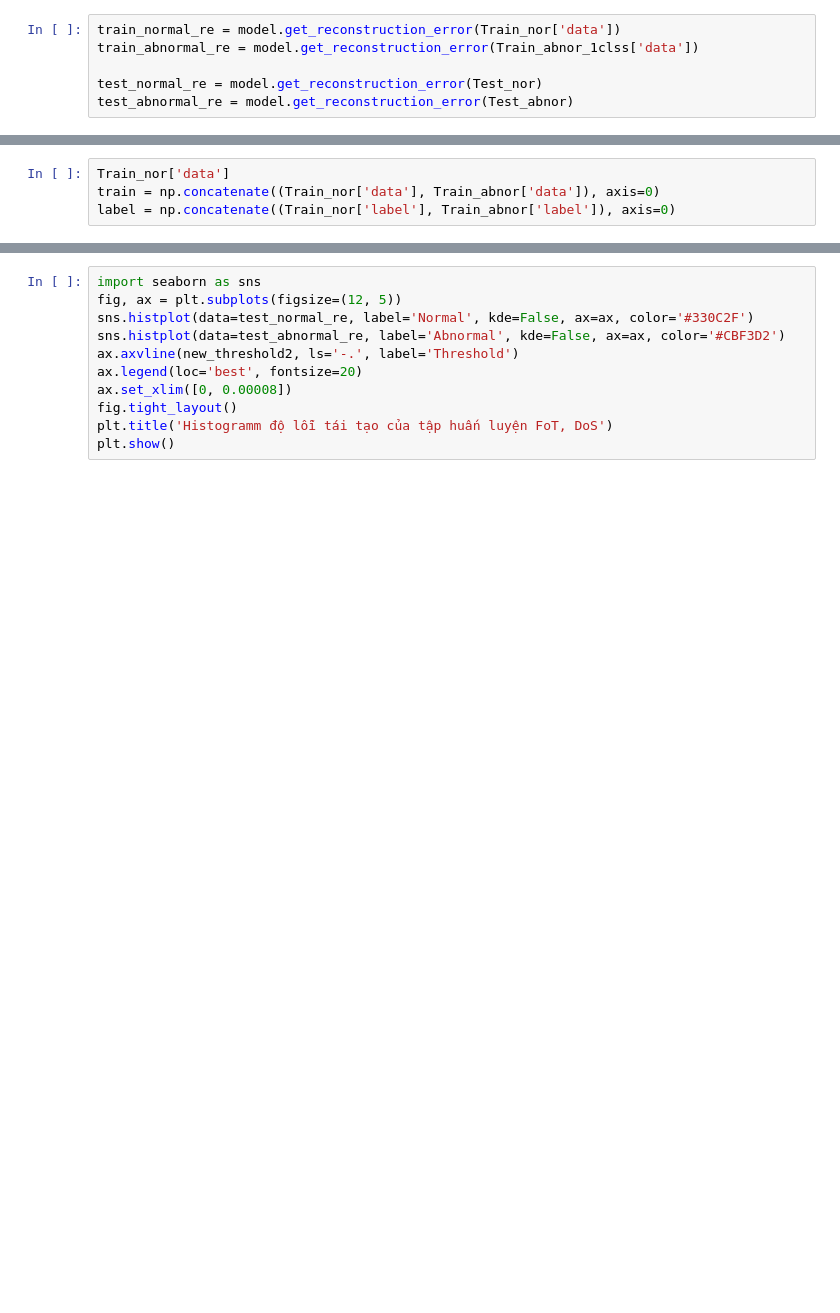
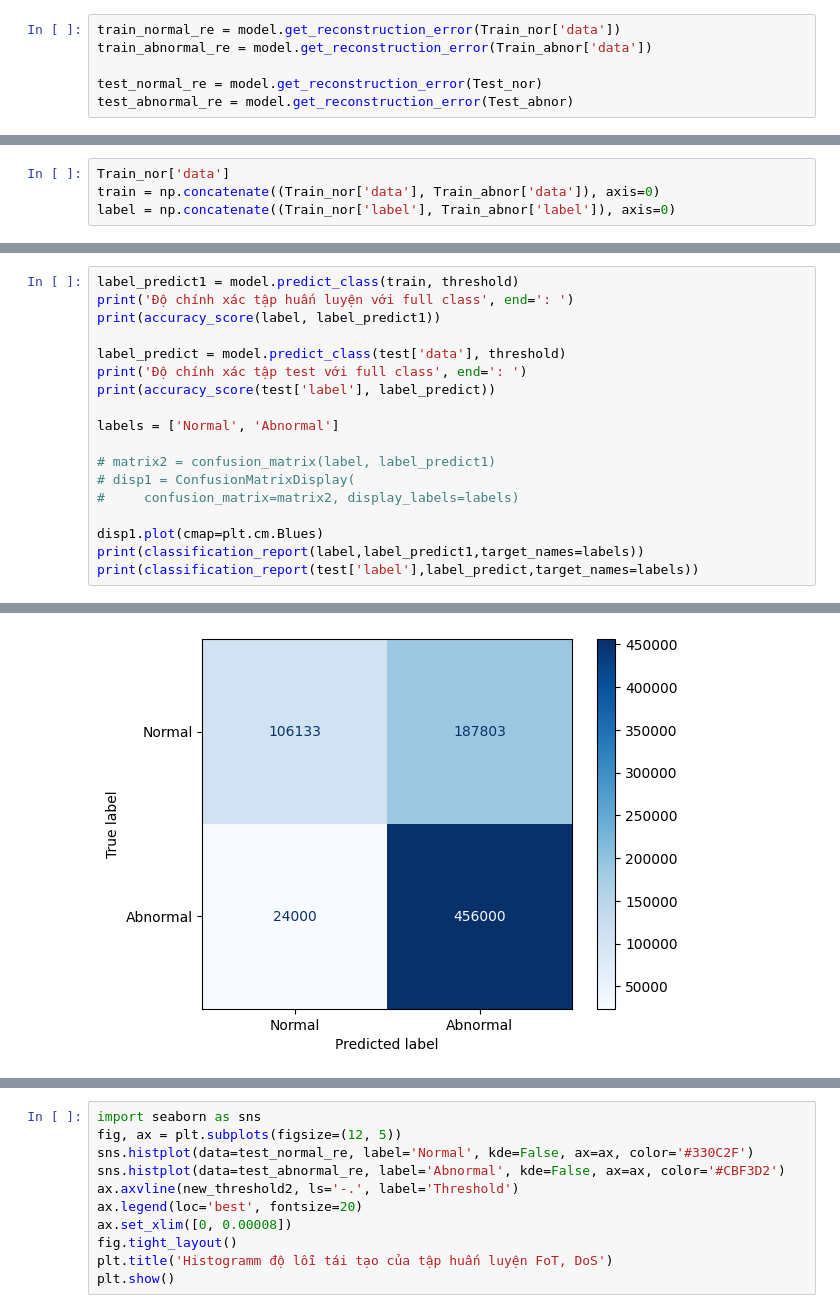
Before and after one commit to DoHaiSon/DAE-MLP, a Jupyter notebook: AE.ipynb, the cells around one changed output, grey strips where cells are left out. Cells and saved outputs as stored; diff of their text form; blank space fills up the shorter version.

```diff
--- a/AE.ipynb
+++ b/AE.ipynb
@@ -288,7 +307,7 @@ model.load_weights(model_path)
 <tensorflow.python.checkpoint.checkpoint.CheckpointLoadStatus at 0x...>
 # %%
 train_normal_re = model.get_reconstruction_error(Train_nor['data'])
-train_abnormal_re = model.get_reconstruction_error(Train_abnor_1clss['data'])
+train_abnormal_re = model.get_reconstruction_error(Train_abnor['data'])
 
 test_normal_re = model.get_reconstruction_error(Test_nor)
 test_abnormal_re = model.get_reconstruction_error(Test_abnor)
@@ -421,0 +442,19 @@ weighted avg       0.94      0.91      0.92    139831
+# %%
+label_predict1 = model.predict_class(train, threshold)
+print('Độ chính xác tập huấn luyện với full class', end=': ')
+print(accuracy_score(label, label_predict1))
+
+label_predict = model.predict_class(test['data'], threshold)
+print('Độ chính xác tập test với full class', end=': ')
+print(accuracy_score(test['label'], label_predict))
+
+labels = ['Normal', 'Abnormal']
+
+# matrix2 = confusion_matrix(label, label_predict1)
+# disp1 = ConfusionMatrixDisplay(
+#     confusion_matrix=matrix2, display_labels=labels)
+
+disp1.plot(cmap=plt.cm.Blues)
+print(classification_report(label,label_predict1,target_names=labels))
+print(classification_report(test['label'],label_predict,target_names=labels))
+# %% [output]
@@ -422,3 +478,4 @@ weighted avg       0.94      0.91      0.92    139831
+[figure, added]
 # %%
 label_predict = model.predict_class(test['data'], threshold)
 print('Độ chính xác tập test với 1 class', end=': ')
```
Also changed, not shown: parts of 40 cells of this notebook.
